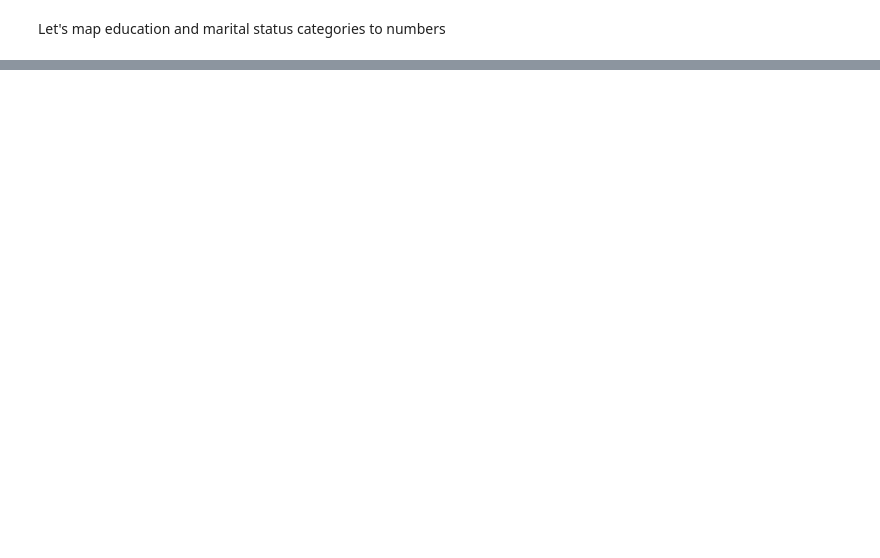
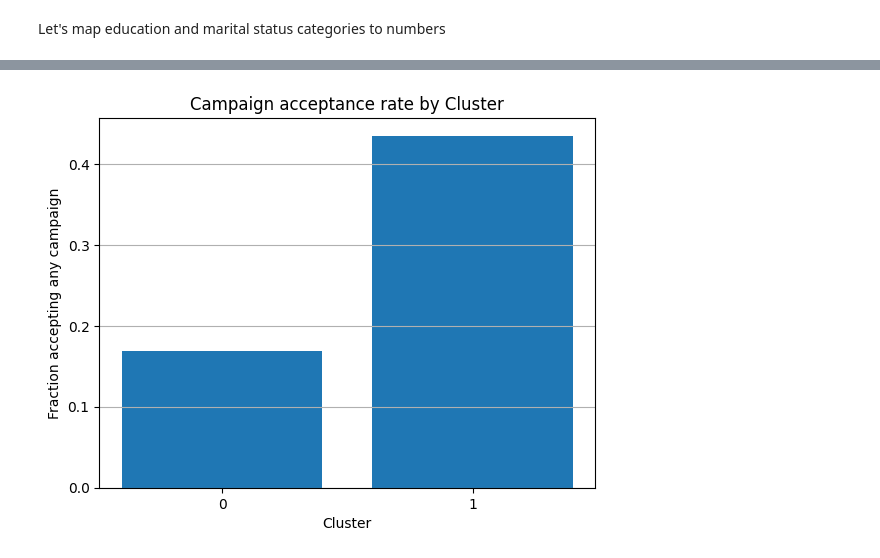
Before and after one commit to vikamelkumyan/Business_Analytics, a Jupyter notebook: EDA.ipynb, the cells around one changed output, grey strips where cells are left out. Cells and saved outputs as stored; diff of their text form; code cells hidden in the pictures; blank space fills up the shorter version.

```diff
--- a/EDA.ipynb
+++ b/EDA.ipynb
@@ -235,0 +496,13 @@ df.head()
+# %%
+# 3) Campaign acceptance fraction per cluster
+if 'Campaign_Acceptance_Total' in df.columns:
+    acceptance = df.groupby('cluster')['Campaign_Acceptance_Total'].apply(lambda x: (x>0).mean())
+    plt.figure()
+    plt.bar(acceptance.index.astype(str), acceptance.values)
+    plt.xlabel('Cluster')
+    plt.ylabel('Fraction accepting any campaign')
+    plt.title('Campaign acceptance rate by Cluster')
+    plt.grid(axis='y')
+    plt.show()
+# %% [output]
+[figure, added]
```
Also changed, not shown: parts of 44 cells of this notebook.
